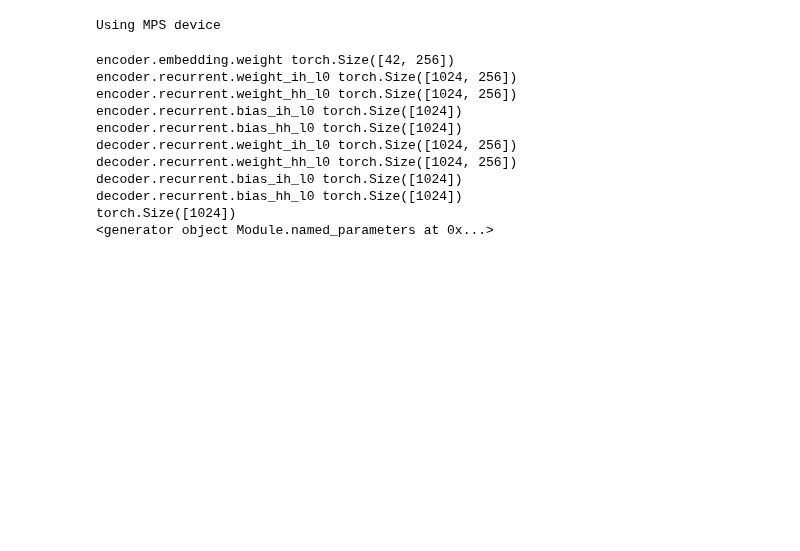
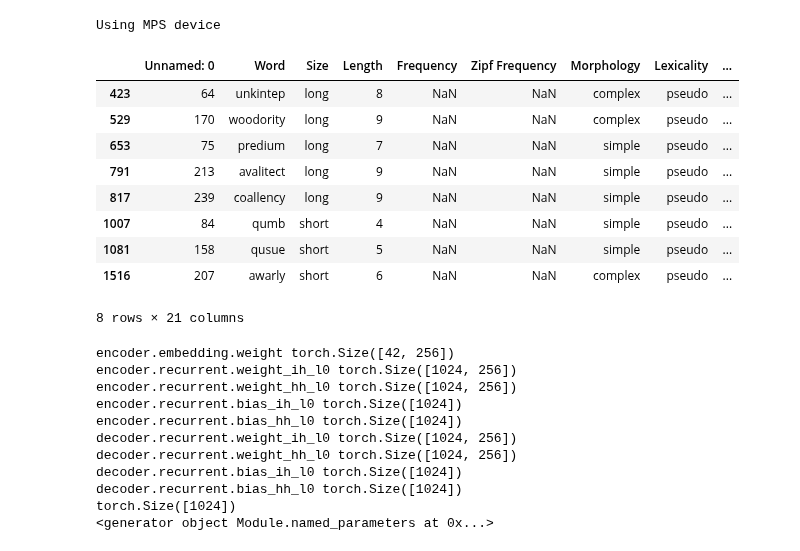
Before and after one commit to danieldager/swp-model, a Jupyter notebook: notebooks/simulations.ipynb, the cells around one changed output. Drawn from its saved outputs; the diff is of its cells as text; code cells hidden in the pictures; blank space fills up the shorter version.

```diff
--- a/notebooks/simulations.ipynb
+++ b/notebooks/simulations.ipynb
@@ -2,7 +2,7 @@
 import os
 import sys
 import pandas as pd
-pd.set_option('display.max_rows', 200)
+pd.set_option('display.max_rows', None)
 
 current = os.getcwd()
 parent = os.path.dirname(current)
@@ -16,3 +16,24 @@ device = set_device()
 phoneme_to_id = get_phoneme_to_id()
 # %% [output]
 Using MPS device
+# %%
+from ast import literal_eval
+from swp.utils.datasets import enrich_for_plotting, classify_error_positions
+
+test_df = pd.read_csv('../results/gridsearch/test/Ua_LSTM_h256_l1_v42_d0.5_t0.1_s1~b1024_l0.001_f0_sn/50.csv')
+test_df["No Stress"] = test_df["No Stress"].apply(literal_eval)
+test_df["Prediction"] = test_df["Prediction"].apply(literal_eval)
+test_df = enrich_for_plotting(test_df, include_stress=False)
+test_df = classify_error_positions(test_df)
+test_df[test_df["Edit Distance"] > 0]
+# %% [output]
+|  | Unnamed: 0 | Word | Size | Length | Frequency | Zipf Frequency | Morphology | Lexicality | ... |
+| 423 | 64 | unkintep | long | 8 | NaN | NaN | complex | pseudo | ... |
+| 529 | 170 | woodority | long | 9 | NaN | NaN | complex | pseudo | ... |
+| 653 | 75 | predium | long | 7 | NaN | NaN | simple | pseudo | ... |
+| 791 | 213 | avalitect | long | 9 | NaN | NaN | simple | pseudo | ... |
+| 817 | 239 | coallency | long | 9 | NaN | NaN | simple | pseudo | ... |
+| 1007 | 84 | qumb | short | 4 | NaN | NaN | simple | pseudo | ... |
+| 1081 | 158 | qusue | short | 5 | NaN | NaN | simple | pseudo | ... |
+| 1516 | 207 | awarly | short | 6 | NaN | NaN | complex | pseudo | ... |
+8 rows × 21 columns
```
Also changed, not shown: parts of 2 cells of this notebook, 16 other files.
